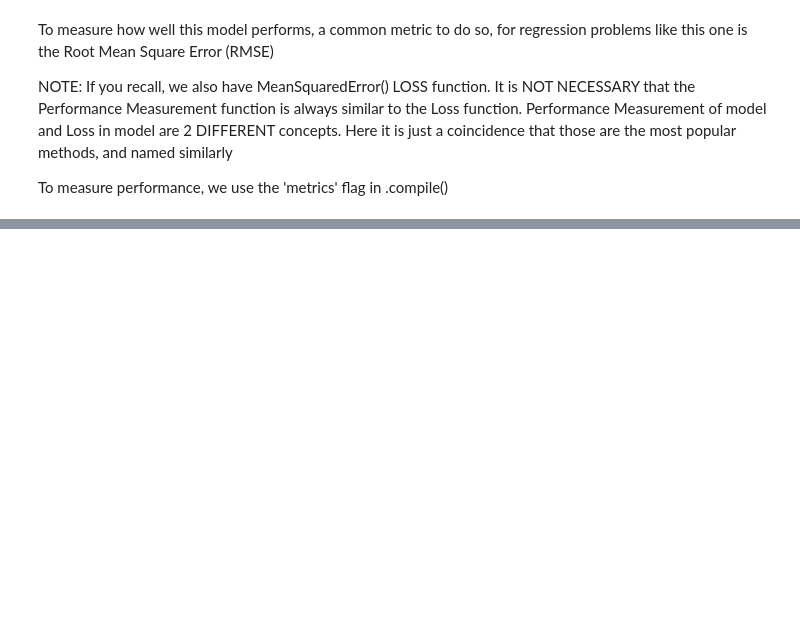
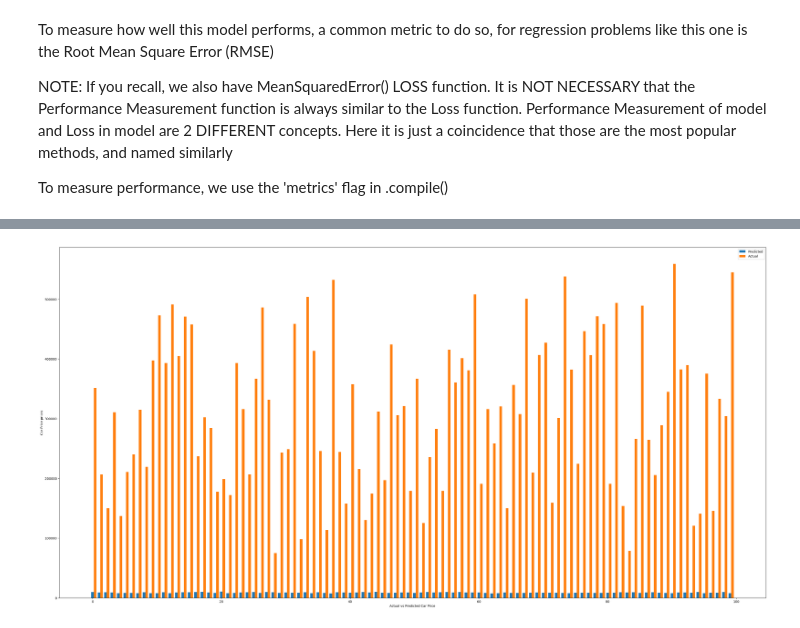
Before and after one commit to hamdaan-shaikh/LearnTF, a Jupyter notebook: 02_Building_Neural_Networks_with_TensorFlow_[Car_Price_Prediction].ipynb, the cells around one changed output, grey strips where cells are left out. Saved outputs shown, nothing was run; the diff lists cells and outputs as text; code cells hidden in the pictures; blank space fills up the shorter version.

```diff
--- a/02_Building_Neural_Networks_with_TensorFlow_[Car_Price_Prediction].ipynb
+++ b/02_Building_Neural_Networks_with_TensorFlow_[Car_Price_Prediction].ipynb
@@ -613,0 +659,7 @@ model.evaluate(X, y)    # Easy way to get minimised Loss and RMSE at that epoch,
+# %%
+X_test = X[int(DATASET_SIZE*(TRAIN_RATIO+VAL_RATIO)):]
+y_test = y[int(DATASET_SIZE*(TRAIN_RATIO+VAL_RATIO)):]
+
+print(X_test.shape)
+print(y_test.shape)
+#This is the TESTING Dataset
@@ -613,0 +834,5 @@ model.evaluate(X, y)    # Easy way to get minimised Loss and RMSE at that epoch,
+# %%
+y_true = list(y_test[:,0].numpy())
+# %%
+y_pred = list(model.predict(X_test)[:,0])
+print(y_pred)
@@ -613,0 +842,15 @@ model.evaluate(X, y)    # Easy way to get minimised Loss and RMSE at that epoch,
+# %%
+ind = np.arange(100)        # To get a list of numbers from 0 to 99, to traverse y_test
+plt.figure(figsize=(40,20)) # Plotting window size
+
+width = 0.4                 # Width of each bar plotted, keep it thin, to avoid overlap of bars
+
+plt.bar(ind, y_pred, width, label = 'Predicted Car Price')
+plt.bar(ind + width, y_true, width, label = 'Actual Car Price')
+
+plt.ylabel('Car Price prices')
+plt.xlabel('Actual vs Predicted Car Price')
+plt.legend(['Predicted', 'Actual'])
+plt.show()
+# %% [output]
+[figure, added]
```
Also changed, not shown: parts of 45 cells of this notebook, 1 other file.
